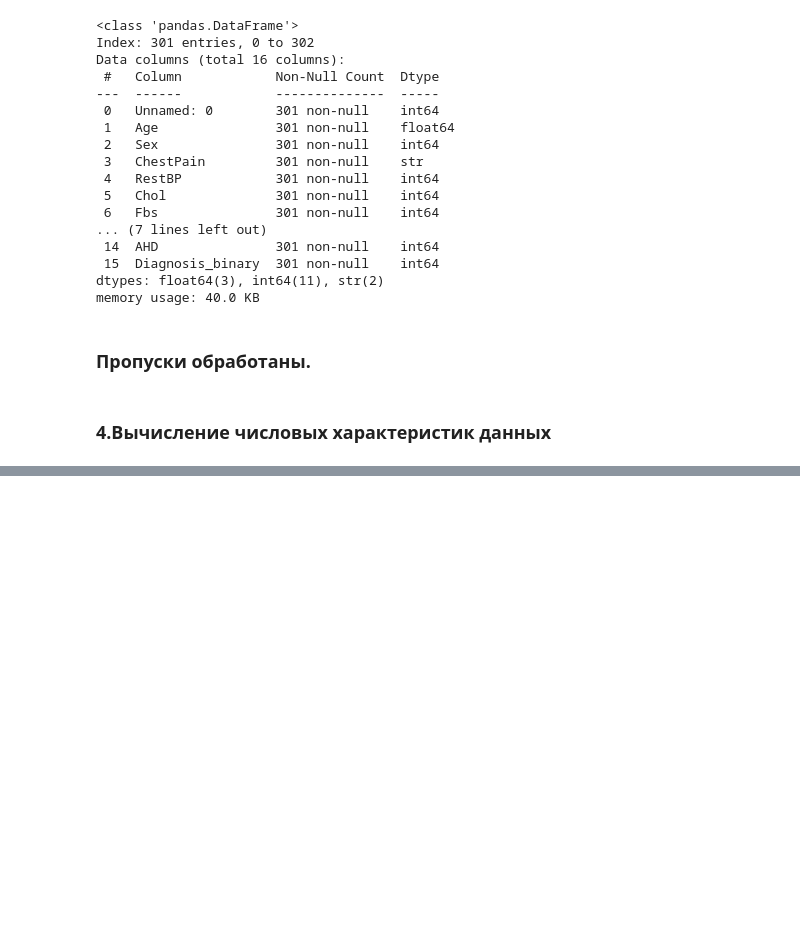
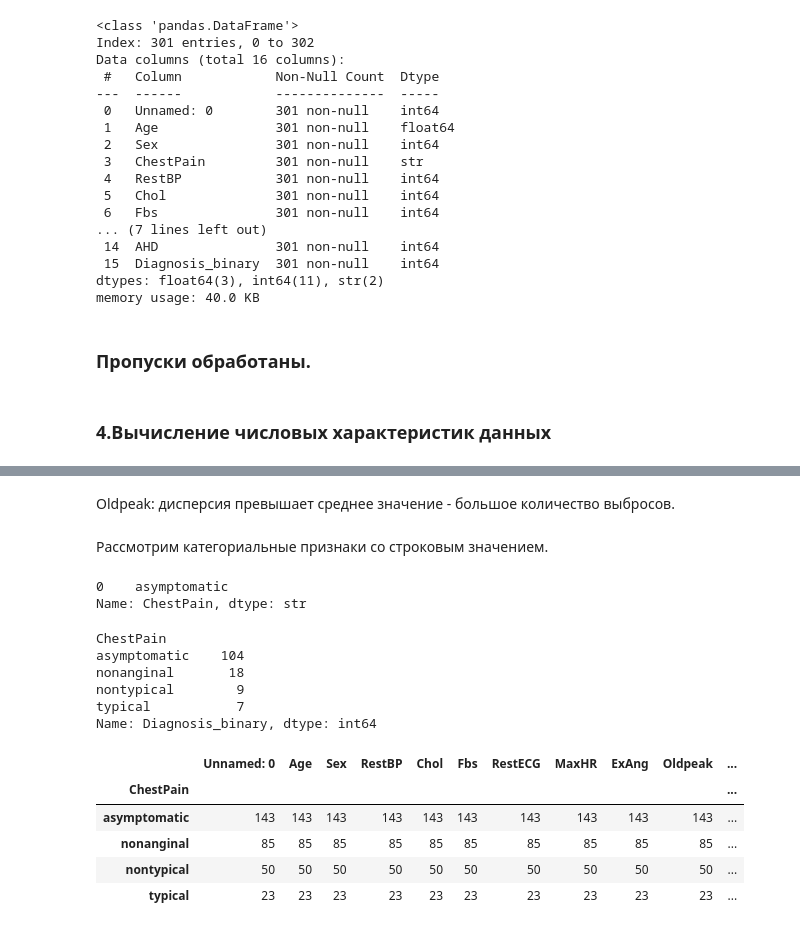
Before and after one commit to KATTSS/ml_course_bsu, a Jupyter notebook: hw02_eda/hw02_eda.ipynb, the cells around one changed output, grey strips where cells are left out. Cells and saved outputs as stored; diff of their text form; code cells hidden in the pictures; blank space fills up the shorter version.

```diff
--- a/hw02_eda/hw02_eda.ipynb
+++ b/hw02_eda/hw02_eda.ipynb
@@ -248,0 +474,27 @@ df.Sex.describe()
+# %% [markdown]
+Oldpeak: дисперсия превышает среднее значение - большое количество выбросов.
+# %% [markdown]
+Рассмотрим категориальные признаки со строковым значением.
+# %%
+df.ChestPain.mode()
+# %% [output]
+0    asymptomatic
+Name: ChestPain, dtype: str
+# %%
+df[df.AHD==1].groupby('ChestPain').Diagnosis_binary.count()
+# %% [output]
+ChestPain
+asymptomatic    104
+nonanginal       18
+nontypical        9
+typical           7
+Name: Diagnosis_binary, dtype: int64
+# %%
+df.groupby('ChestPain').count()
+# %% [output]
+|  | Unnamed: 0 | Age | Sex | RestBP | Chol | Fbs | RestECG | MaxHR | ExAng | Oldpeak | ... |
+| ChestPain |  |  |  |  |  |  |  |  |  |  | ... |
+| asymptomatic | 143 | 143 | 143 | 143 | 143 | 143 | 143 | 143 | 143 | 143 | ... |
+| nonanginal | 85 | 85 | 85 | 85 | 85 | 85 | 85 | 85 | 85 | 85 | ... |
+| nontypical | 50 | 50 | 50 | 50 | 50 | 50 | 50 | 50 | 50 | 50 | ... |
+| typical | 23 | 23 | 23 | 23 | 23 | 23 | 23 | 23 | 23 | 23 | ... |
```
Also changed, not shown: parts of 39 cells of this notebook.
